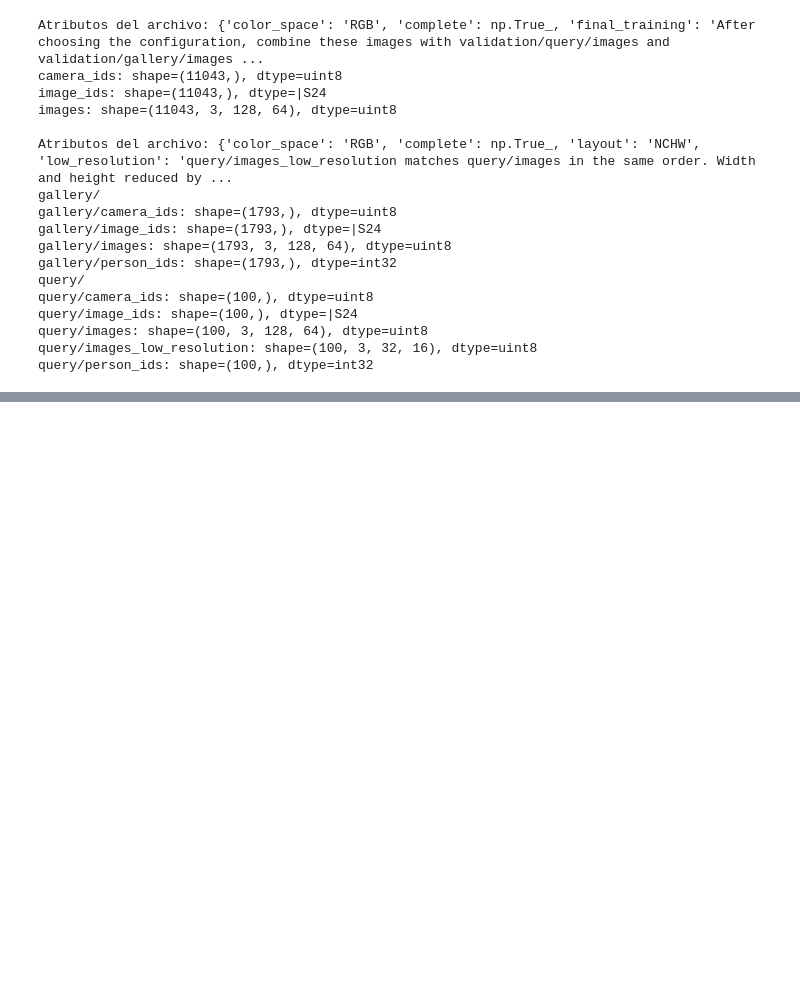
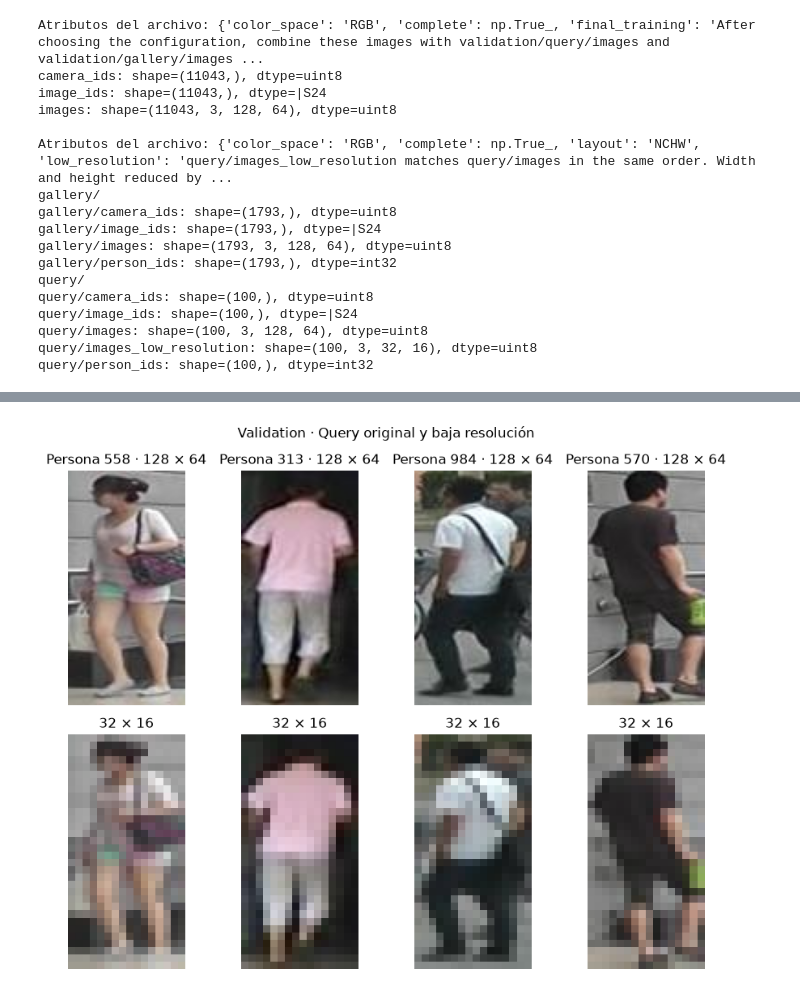
Before and after one commit to hugoangeles0810/utec-deeplearning-lab03, a Jupyter notebook: notebooks/dataset.ipynb, the cells around one changed output, grey strips where cells are left out. Saved outputs shown, nothing was run; the diff lists cells and outputs as text; code cells hidden in the pictures; blank space fills up the shorter version.

```diff
--- a/notebooks/dataset.ipynb
+++ b/notebooks/dataset.ipynb
@@ -62,0 +115,27 @@ query/person_ids: shape=(100,), dtype=int32
+# %%
+with h5py.File(VALIDATION_PATH, "r") as file:
+    query = file["query"]
+    indices = np.sort(rng.choice(len(query["images"]), size=4, replace=False))
+    query_images = query["images"][indices]
+    query_low_resolution = query["images_low_resolution"][indices]
+    person_ids = query["person_ids"][indices]
+
+fig, axes = plt.subplots(2, 4, figsize=(9, 7))
+for column, (image, low_resolution, person_id) in enumerate(
+    zip(query_images, query_low_resolution, person_ids, strict=True)
+):
+    axes[0, column].imshow(image.transpose(1, 2, 0))
+    axes[0, column].set_title(f"Persona {person_id} · 128 × 64")
+    axes[1, column].imshow(
+        low_resolution.transpose(1, 2, 0), interpolation="nearest"
+    )
+    axes[1, column].set_title("32 × 16")
+
+for ax in axes.flat:
+    ax.axis("off")
+
+fig.suptitle("Validation · Query original y baja resolución")
+plt.tight_layout()
+plt.show()
+# %% [output]
+[figure, added]
```
Also changed, not shown: parts of 3 cells of this notebook.
